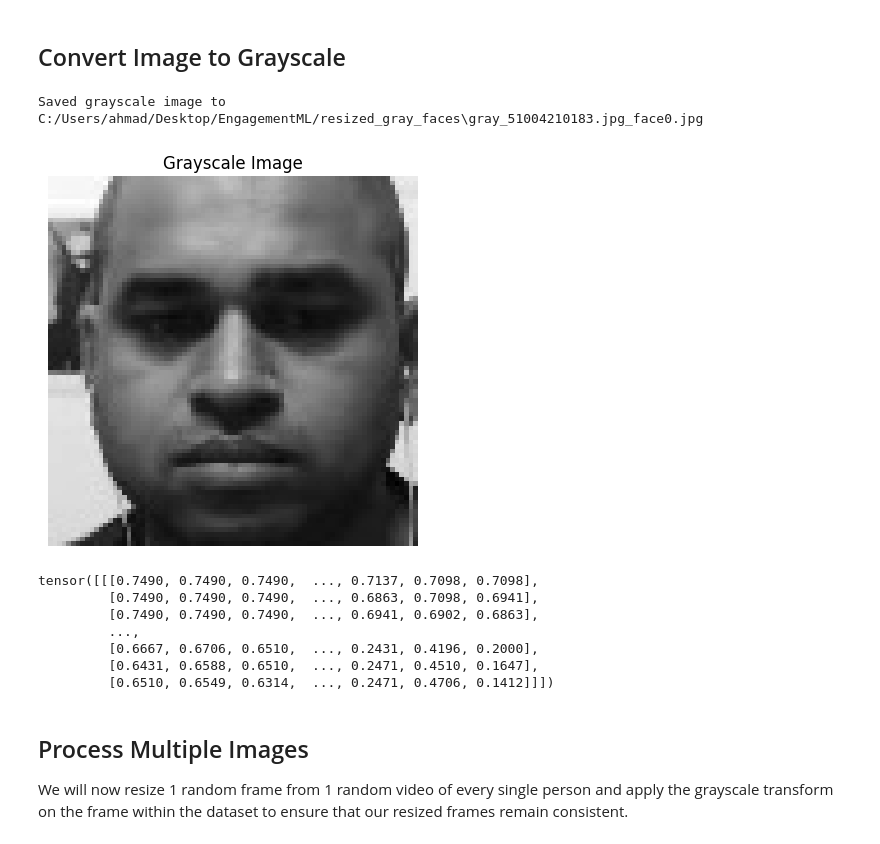
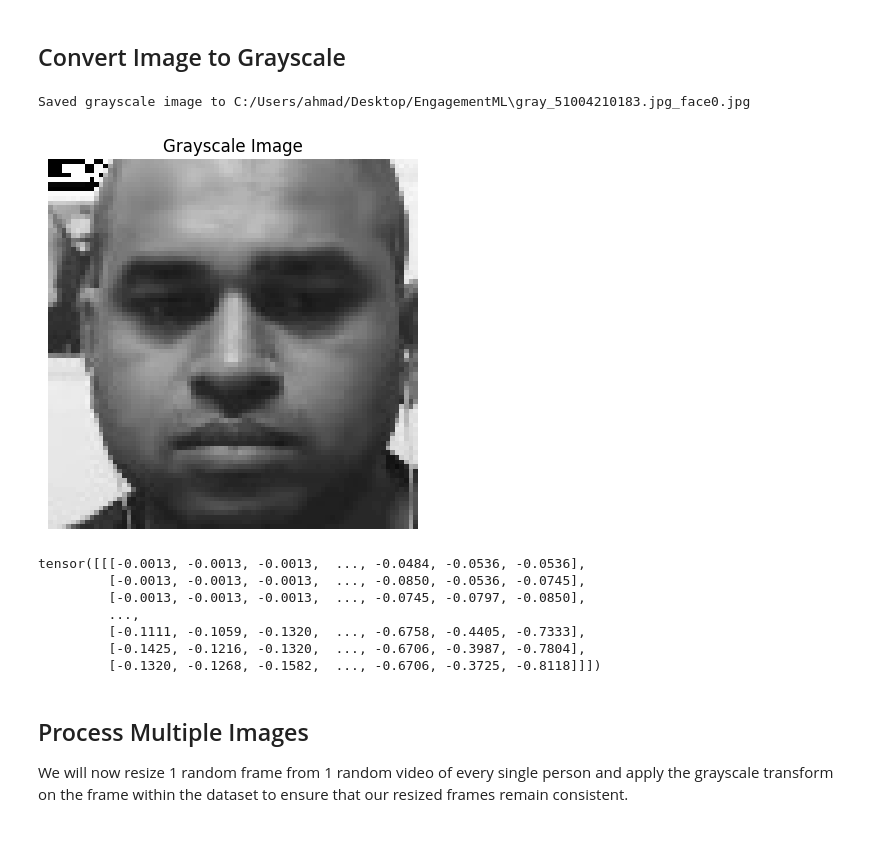
Before and after one commit to ahmadbakesbread/BehavioralExpressions, a Jupyter notebook: version2/visualization.ipynb, the cells around one changed output. Saved outputs shown, nothing was run; the diff lists cells and outputs as text; code cells hidden in the pictures.

```diff
--- a/version2/visualization.ipynb
+++ b/version2/visualization.ipynb
@@ -223,52 +223,53 @@ Face 0: Resized Pixel Count = 6400 (Width: 80, Height: 80)
 # %% [markdown]
 ## Convert Image to Grayscale
 # %%
-output_folder_resized_grayscale = "C:/Users/ahmad/Desktop/EngagementML/resized_gray_faces"
+output_folder_resized_grayscale = "C:/Users/ahmad/Desktop/EngagementML"
 
 
 # Define a PyTorch transform for grayscale conversion
 transform = transforms.Compose([
     transforms.Grayscale(num_output_channels=1),  # Convert to 1-channel grayscale
-    transforms.ToTensor()                         # Convert to PyTorch tensor
+    transforms.ToTensor(),                         # Convert to PyTorch tensor
+    transforms.Normalize(mean=[0.75], std=[0.75])   # Normalize: shift and scale pixel values
 ])
 
 def apply_gray_transform(image_path):
     # Load the image using PIL
     image = Image.open(image_path).convert('RGB')  # Ensure RGB format
 
     # Apply the grayscale transformation
     grayscale_tensor = transform(image)
 
     # Convert the PyTorch tensor back to a PIL image
     grayscale_image = transforms.ToPILImage()(grayscale_tensor)
 
     # Ensure the output folder exists
     os.makedirs(output_folder_resized_grayscale, exist_ok=True)
 
     # Save the grayscale image
     output_file = os.path.join(output_folder_resized_grayscale, f"gray_{os.path.basename(image_path)}")
     grayscale_image.save(output_file)
     print(f"Saved grayscale image to {output_file}")
 
     plt.imshow(grayscale_image, cmap='gray')  # Grayscale images use cmap='gray'
     plt.axis('off')  # Turn off axis labels
     plt.title("Grayscale Image")
     plt.show()
 
     return grayscale_tensor
 
 
 apply_gray_transform(r'C:\Users\ahmad\Desktop\EngagementML\resized_faces\51004210183.jpg_face0.jpg')
 # %% [output]
-Saved grayscale image to C:/Users/ahmad/Desktop/EngagementML/resized_gray_faces\gray_51004210183.jpg_face0.jpg
+Saved grayscale image to C:/Users/ahmad/Desktop/EngagementML\gray_51004210183.jpg_face0.jpg
-[figure, old version]
+[figure, new version]
-tensor([[[0.7490, 0.7490, 0.7490,  ..., 0.7137, 0.7098, 0.7098],
-         [0.7490, 0.7490, 0.7490,  ..., 0.6863, 0.7098, 0.6941],
-         [0.7490, 0.7490, 0.7490,  ..., 0.6941, 0.6902, 0.6863],
+tensor([[[-0.0013, -0.0013, -0.0013,  ..., -0.0484, -0.0536, -0.0536],
+         [-0.0013, -0.0013, -0.0013,  ..., -0.0850, -0.0536, -0.0745],
+         [-0.0013, -0.0013, -0.0013,  ..., -0.0745, -0.0797, -0.0850],
          ...,
-         [0.6667, 0.6706, 0.6510,  ..., 0.2431, 0.4196, 0.2000],
-         [0.6431, 0.6588, 0.6510,  ..., 0.2471, 0.4510, 0.1647],
-         [0.6510, 0.6549, 0.6314,  ..., 0.2471, 0.4706, 0.1412]]])
+         [-0.1111, -0.1059, -0.1320,  ..., -0.6758, -0.4405, -0.7333],
+         [-0.1425, -0.1216, -0.1320,  ..., -0.6706, -0.3987, -0.7804],
+         [-0.1320, -0.1268, -0.1582,  ..., -0.6706, -0.3725, -0.8118]]])
 # %% [markdown]
 ## Process Multiple Images
 
```
Also changed, not shown: 3 other files.
